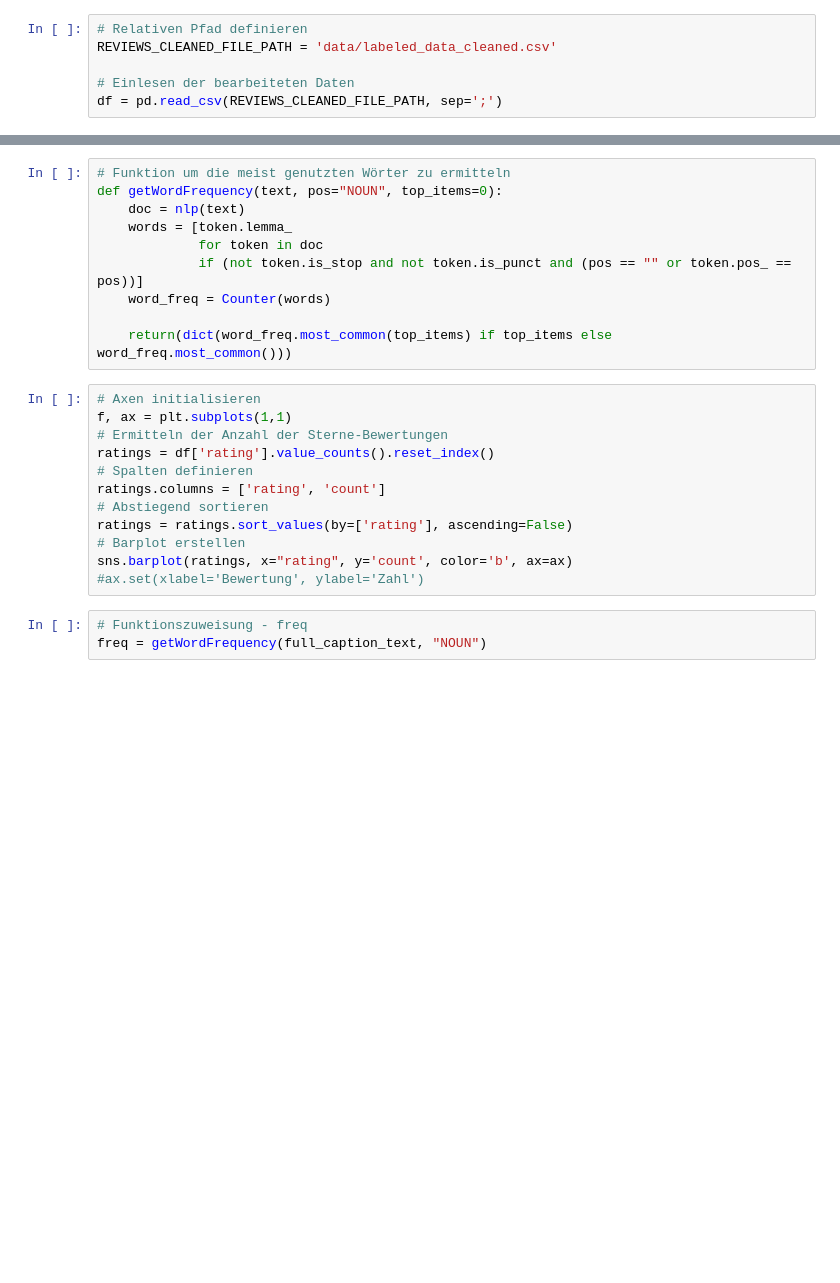
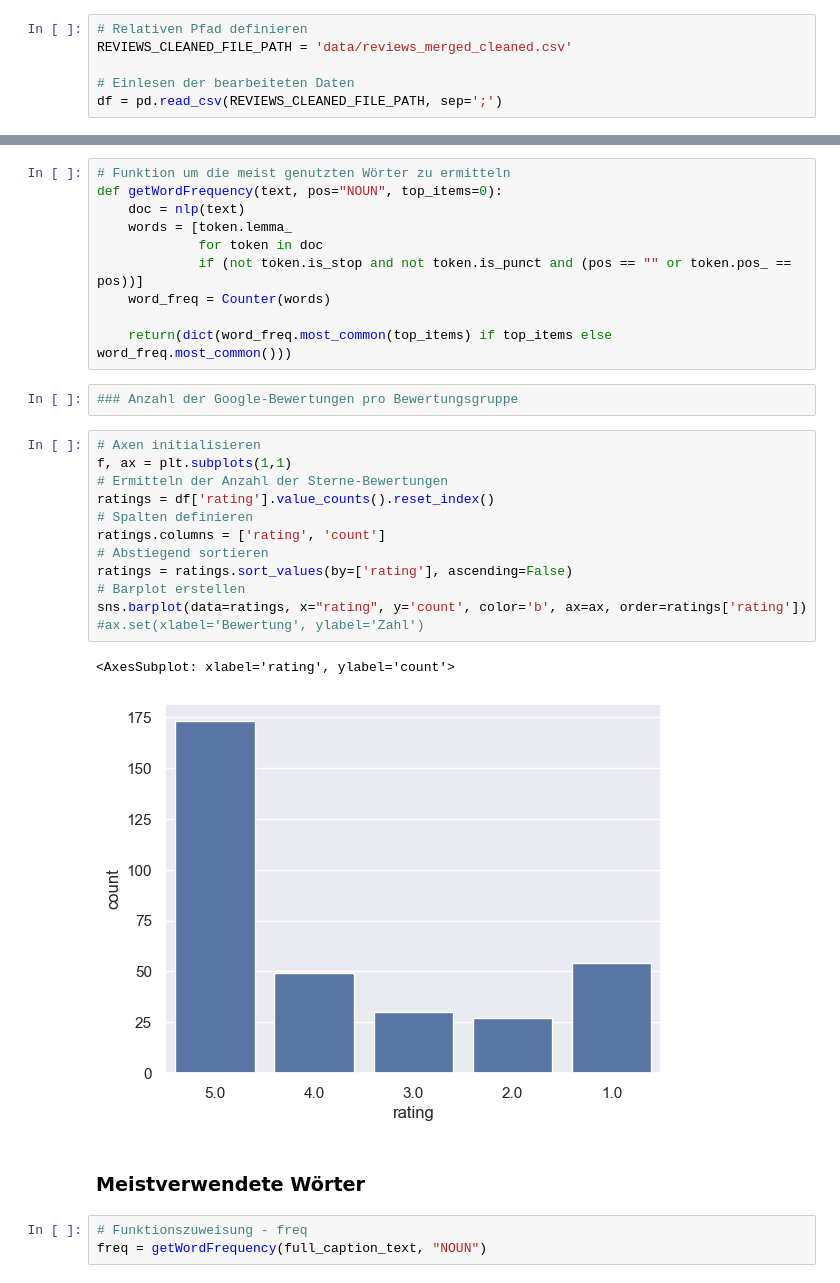
Before and after one commit to Herb-sh/NLPGoogleReviewSummary, a Jupyter notebook: Abschlussbericht.ipynb, the cells around one changed output, grey strips where cells are left out. Saved outputs shown, nothing was run; the diff lists cells and outputs as text; blank space fills up the shorter version.

```diff
--- a/Abschlussbericht.ipynb
+++ b/Abschlussbericht.ipynb
@@ -186,7 +263,7 @@ df.to_csv('data/reviews-clean.csv', sep=';')
 Die zweite Phase im CIRSP-DM Model, das Data Understanding, ist der Schritt, in dem man Daten aus verschiedenen Quellen sammelt, aufbereitet, untersucht, relevante Daten für die Analyse auswählt, Datenziele anpasst, mögliche Datenprobleme identifiziert und ein besseres Verständnis der Daten erhält, um fundierte Entscheidungen für die weitere Analyse treffen zu können [1].
 # %%
 # Relativen Pfad definieren
-REVIEWS_CLEANED_FILE_PATH = 'data/labeled_data_cleaned.csv'
+REVIEWS_CLEANED_FILE_PATH = 'data/reviews_merged_cleaned.csv'
 
 # Einlesen der bearbeiteten Daten
 df = pd.read_csv(REVIEWS_CLEANED_FILE_PATH, sep=';')
@@ -204,18 +283,25 @@ def getWordFrequency(text, pos="NOUN", top_items=0):
     word_freq = Counter(words)
 
     return(dict(word_freq.most_common(top_items) if top_items else word_freq.most_common()))
+# %%
+### Anzahl der Google-Bewertungen pro Bewertungsgruppe
 # %%
 # Axen initialisieren
 f, ax = plt.subplots(1,1)
 # Ermitteln der Anzahl der Sterne-Bewertungen
 ratings = df['rating'].value_counts().reset_index()
 # Spalten definieren
 ratings.columns = ['rating', 'count']
 # Abstiegend sortieren
 ratings = ratings.sort_values(by=['rating'], ascending=False)
 # Barplot erstellen
-sns.barplot(ratings, x="rating", y='count', color='b', ax=ax)
+sns.barplot(data=ratings, x="rating", y='count', color='b', ax=ax, order=ratings['rating'])
 #ax.set(xlabel='Bewertung', ylabel='Zahl')
+# %% [output]
+<AxesSubplot: xlabel='rating', ylabel='count'>
+[figure, added]
+# %% [markdown]
+### Meistverwendete Wörter
 # %%
 # Funktionszuweisung - freq
 freq = getWordFrequency(full_caption_text, "NOUN")
```
Also changed, not shown: parts of 35 cells of this notebook, 2 other files.
